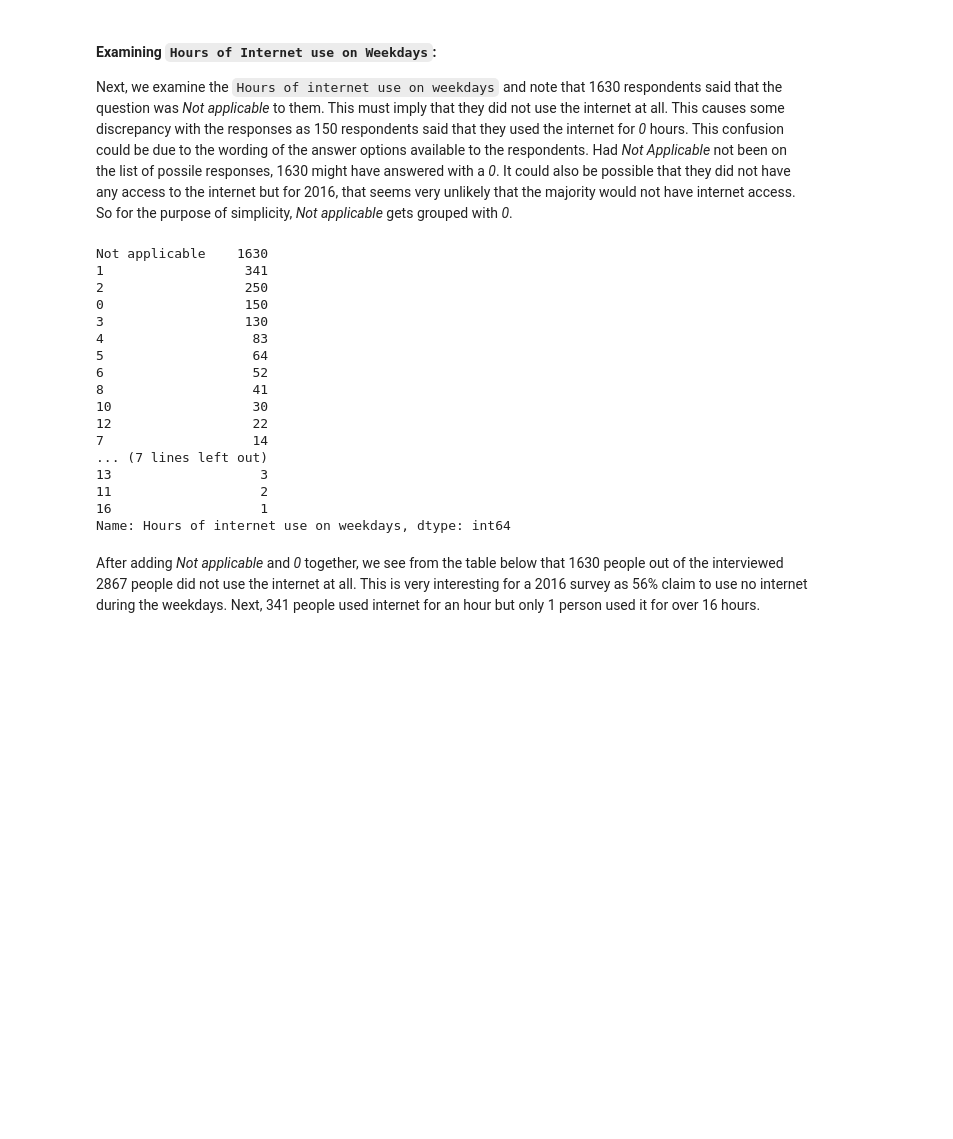
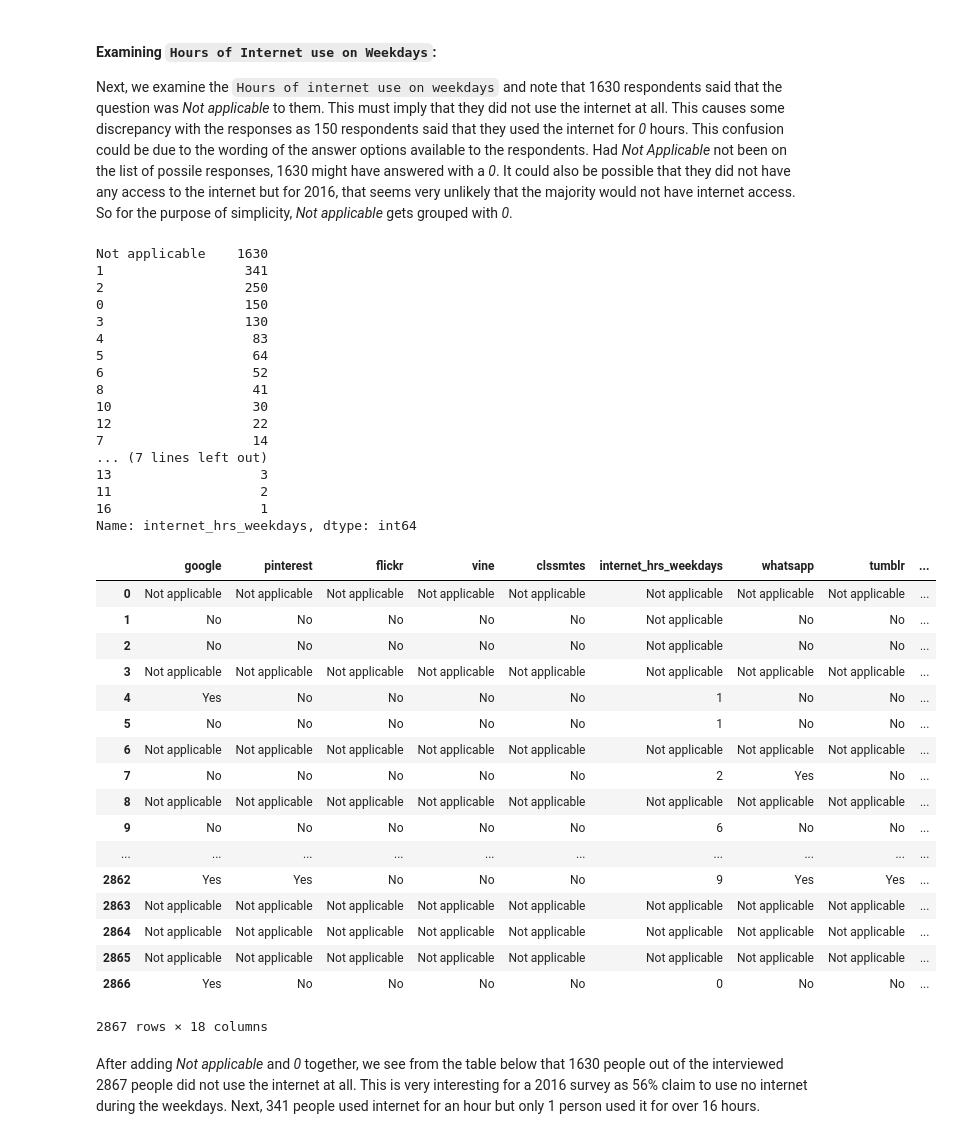
Before and after one commit to shrutirao94/pursuit-of-happiness, a Jupyter notebook: The Pursuit of Happiness.ipynb, the cells around one changed output. Saved outputs shown, nothing was run; the diff lists cells and outputs as text; code cells hidden in the pictures; blank space fills up the shorter version.

```diff
--- a/The Pursuit of Happiness.ipynb
+++ b/The Pursuit of Happiness.ipynb
@@ -91,7 +105,7 @@ Text(0,0.5,'Counts of Responses')
 
 Next, we examine the `Hours of internet use on weekdays` and note that 1630 respondents said that the question was _Not applicable_ to them. This must imply that they did not use the internet at all. This causes some discrepancy with the responses as 150 respondents said that they used the internet for _0_ hours. This confusion could be due to the wording of the answer options available to the respondents. Had _Not Applicable_ not been on the list of possile responses, 1630 might have answered with a _0_. It could also be possible that they did not have any access to the internet but for 2016, that seems very unlikely that the majority would not have internet access. So for the purpose of simplicity, _Not applicable_ gets grouped with _0_.
 # %%
-internet_weekdays = data['Hours of internet use on weekdays'].value_counts()
+internet_weekdays = data['internet_hrs_weekdays'].value_counts()
 internet_weekdays
 # %% [output]
 Not applicable    1630
@@ -110,7 +124,28 @@ Not applicable    1630
 13                   3
 11                   2
 16                   1
-Name: Hours of internet use on weekdays, dtype: int64
+Name: internet_hrs_weekdays, dtype: int64
+# %%
+data
+# %% [output]
+|  | google | pinterest | flickr | vine | clssmtes | internet_hrs_weekdays | whatsapp | tumblr | ... |
+| 0 | Not applicable | Not applicable | Not applicable | Not applicable | Not applicable | Not applicable | Not applicable | Not applicable | ... |
+| 1 | No | No | No | No | No | Not applicable | No | No | ... |
+| 2 | No | No | No | No | No | Not applicable | No | No | ... |
+| 3 | Not applicable | Not applicable | Not applicable | Not applicable | Not applicable | Not applicable | Not applicable | Not applicable | ... |
+| 4 | Yes | No | No | No | No | 1 | No | No | ... |
+| 5 | No | No | No | No | No | 1 | No | No | ... |
+| 6 | Not applicable | Not applicable | Not applicable | Not applicable | Not applicable | Not applicable | Not applicable | Not applicable | ... |
+| 7 | No | No | No | No | No | 2 | Yes | No | ... |
+| 8 | Not applicable | Not applicable | Not applicable | Not applicable | Not applicable | Not applicable | Not applicable | Not applicable | ... |
+| 9 | No | No | No | No | No | 6 | No | No | ... |
+| ... | ... | ... | ... | ... | ... | ... | ... | ... | ... |
+| 2862 | Yes | Yes | No | No | No | 9 | Yes | Yes | ... |
+| 2863 | Not applicable | Not applicable | Not applicable | Not applicable | Not applicable | Not applicable | Not applicable | Not applicable | ... |
+| 2864 | Not applicable | Not applicable | Not applicable | Not applicable | Not applicable | Not applicable | Not applicable | Not applicable | ... |
+| 2865 | Not applicable | Not applicable | Not applicable | Not applicable | Not applicable | Not applicable | Not applicable | Not applicable | ... |
+| 2866 | Yes | No | No | No | No | 0 | No | No | ... |
+2867 rows × 18 columns
 # %% [markdown]
 After adding _Not applicable_ and _0_ together, we see from the table below that 1630 people out of the interviewed 2867 people did not use the internet at all. This is very interesting for a 2016 survey as 56% claim to use no internet during the weekdays. Next, 341 people used internet for an hour but only 1 person used it for over 16 hours.
 # %%
```
Also changed, not shown: parts of 17 cells of this notebook.
